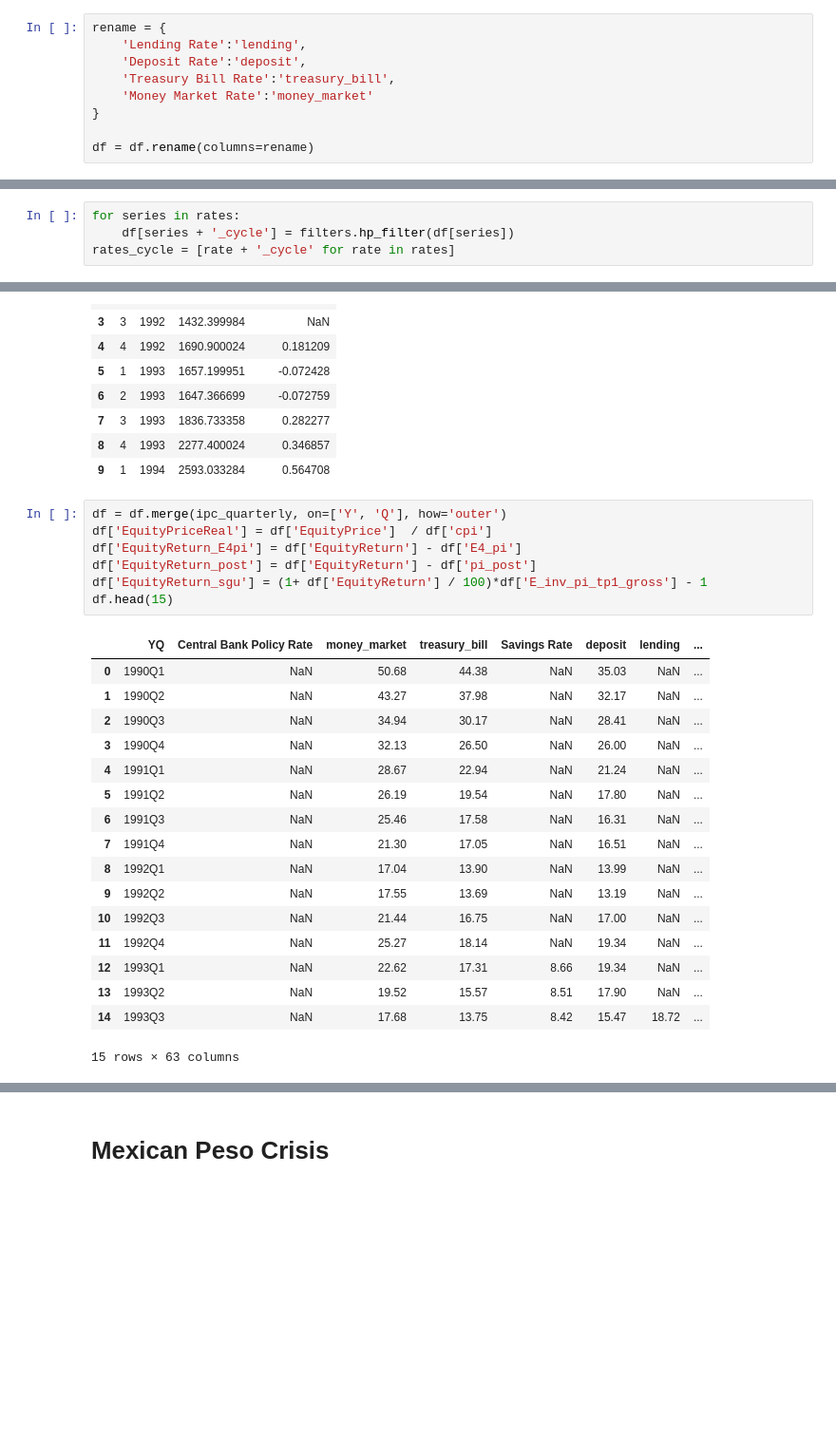
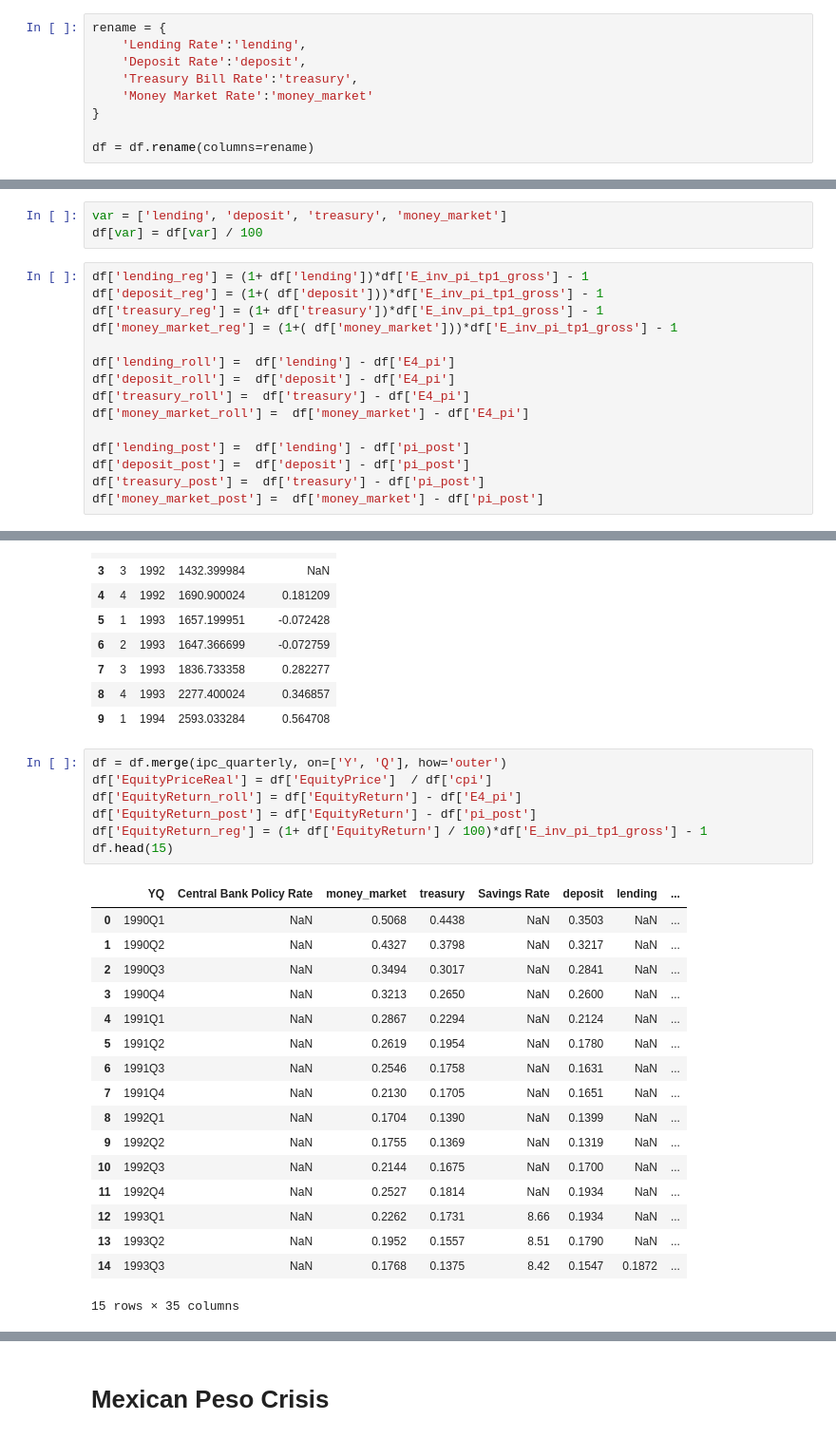
Before and after one commit to mjv2146/forecasting-mexico-national-accounts, a Jupyter notebook: notebooks/01_interest_rates.ipynb, the cells around one changed output, grey strips where cells are left out. Shown: that part at 95% size. Saved outputs shown, nothing was run; the diff lists cells and outputs as text; blank space fills up the shorter version.

```diff
--- a/notebooks/01_interest_rates.ipynb
+++ b/notebooks/01_interest_rates.ipynb
@@ -185,7 +140,7 @@ rates = [
 rename = {
     'Lending Rate':'lending',
     'Deposit Rate':'deposit',
-    'Treasury Bill Rate':'treasury_bill',
+    'Treasury Bill Rate':'treasury',
     'Money Market Rate':'money_market'
 }
 
@@ -195,4 +148,18 @@ df = df.rename(columns=rename)
-# %%
-for series in rates:
-    df[series + '_cycle'] = filters.hp_filter(df[series])
-rates_cycle = [rate + '_cycle' for rate in rates]
+# %%
+var = ['lending', 'deposit', 'treasury', 'money_market']
+df[var] = df[var] / 100
+# %%
+df['lending_reg'] = (1+ df['lending'])*df['E_inv_pi_tp1_gross'] - 1
+df['deposit_reg'] = (1+( df['deposit']))*df['E_inv_pi_tp1_gross'] - 1
+df['treasury_reg'] = (1+ df['treasury'])*df['E_inv_pi_tp1_gross'] - 1
+df['money_market_reg'] = (1+( df['money_market']))*df['E_inv_pi_tp1_gross'] - 1
+
+df['lending_roll'] =  df['lending'] - df['E4_pi']
+df['deposit_roll'] =  df['deposit'] - df['E4_pi']
+df['treasury_roll'] =  df['treasury'] - df['E4_pi']
+df['money_market_roll'] =  df['money_market'] - df['E4_pi']
+
+df['lending_post'] =  df['lending'] - df['pi_post']
+df['deposit_post'] =  df['deposit'] - df['pi_post']
+df['treasury_post'] =  df['treasury'] - df['pi_post']
+df['money_market_post'] =  df['money_market'] - df['pi_post']
@@ -243,25 +216,25 @@ ipc_quarterly.head(10)
 # %%
 df = df.merge(ipc_quarterly, on=['Y', 'Q'], how='outer')
 df['EquityPriceReal'] = df['EquityPrice']  / df['cpi']
-df['EquityReturn_E4pi'] = df['EquityReturn'] - df['E4_pi']
+df['EquityReturn_roll'] = df['EquityReturn'] - df['E4_pi']
 df['EquityReturn_post'] = df['EquityReturn'] - df['pi_post']
-df['EquityReturn_sgu'] = (1+ df['EquityReturn'] / 100)*df['E_inv_pi_tp1_gross'] - 1
+df['EquityReturn_reg'] = (1+ df['EquityReturn'] / 100)*df['E_inv_pi_tp1_gross'] - 1
 df.head(15)
 # %% [output]
-|  | YQ | Central Bank Policy Rate | money_market | treasury_bill | Savings Rate | deposit | lending | ... |
-| 0 | 1990Q1 | NaN | 50.68 | 44.38 | NaN | 35.03 | NaN | ... |
-| 1 | 1990Q2 | NaN | 43.27 | 37.98 | NaN | 32.17 | NaN | ... |
-| 2 | 1990Q3 | NaN | 34.94 | 30.17 | NaN | 28.41 | NaN | ... |
-| 3 | 1990Q4 | NaN | 32.13 | 26.50 | NaN | 26.00 | NaN | ... |
-| 4 | 1991Q1 | NaN | 28.67 | 22.94 | NaN | 21.24 | NaN | ... |
-| 5 | 1991Q2 | NaN | 26.19 | 19.54 | NaN | 17.80 | NaN | ... |
-| 6 | 1991Q3 | NaN | 25.46 | 17.58 | NaN | 16.31 | NaN | ... |
-| 7 | 1991Q4 | NaN | 21.30 | 17.05 | NaN | 16.51 | NaN | ... |
-| 8 | 1992Q1 | NaN | 17.04 | 13.90 | NaN | 13.99 | NaN | ... |
-| 9 | 1992Q2 | NaN | 17.55 | 13.69 | NaN | 13.19 | NaN | ... |
-| 10 | 1992Q3 | NaN | 21.44 | 16.75 | NaN | 17.00 | NaN | ... |
-| 11 | 1992Q4 | NaN | 25.27 | 18.14 | NaN | 19.34 | NaN | ... |
-| 12 | 1993Q1 | NaN | 22.62 | 17.31 | 8.66 | 19.34 | NaN | ... |
-| 13 | 1993Q2 | NaN | 19.52 | 15.57 | 8.51 | 17.90 | NaN | ... |
-| 14 | 1993Q3 | NaN | 17.68 | 13.75 | 8.42 | 15.47 | 18.72 | ... |
+|  | YQ | Central Bank Policy Rate | money_market | treasury | Savings Rate | deposit | lending | ... |
+| 0 | 1990Q1 | NaN | 0.5068 | 0.4438 | NaN | 0.3503 | NaN | ... |
+| 1 | 1990Q2 | NaN | 0.4327 | 0.3798 | NaN | 0.3217 | NaN | ... |
+| 2 | 1990Q3 | NaN | 0.3494 | 0.3017 | NaN | 0.2841 | NaN | ... |
+| 3 | 1990Q4 | NaN | 0.3213 | 0.2650 | NaN | 0.2600 | NaN | ... |
+| 4 | 1991Q1 | NaN | 0.2867 | 0.2294 | NaN | 0.2124 | NaN | ... |
+| 5 | 1991Q2 | NaN | 0.2619 | 0.1954 | NaN | 0.1780 | NaN | ... |
+| 6 | 1991Q3 | NaN | 0.2546 | 0.1758 | NaN | 0.1631 | NaN | ... |
+| 7 | 1991Q4 | NaN | 0.2130 | 0.1705 | NaN | 0.1651 | NaN | ... |
+| 8 | 1992Q1 | NaN | 0.1704 | 0.1390 | NaN | 0.1399 | NaN | ... |
+| 9 | 1992Q2 | NaN | 0.1755 | 0.1369 | NaN | 0.1319 | NaN | ... |
+| 10 | 1992Q3 | NaN | 0.2144 | 0.1675 | NaN | 0.1700 | NaN | ... |
+| 11 | 1992Q4 | NaN | 0.2527 | 0.1814 | NaN | 0.1934 | NaN | ... |
+| 12 | 1993Q1 | NaN | 0.2262 | 0.1731 | 8.66 | 0.1934 | NaN | ... |
+| 13 | 1993Q2 | NaN | 0.1952 | 0.1557 | 8.51 | 0.1790 | NaN | ... |
+| 14 | 1993Q3 | NaN | 0.1768 | 0.1375 | 8.42 | 0.1547 | 0.1872 | ... |
-15 rows × 63 columns
+15 rows × 35 columns
```
Also changed, not shown: parts of 22 cells of this notebook, 1 other file.
